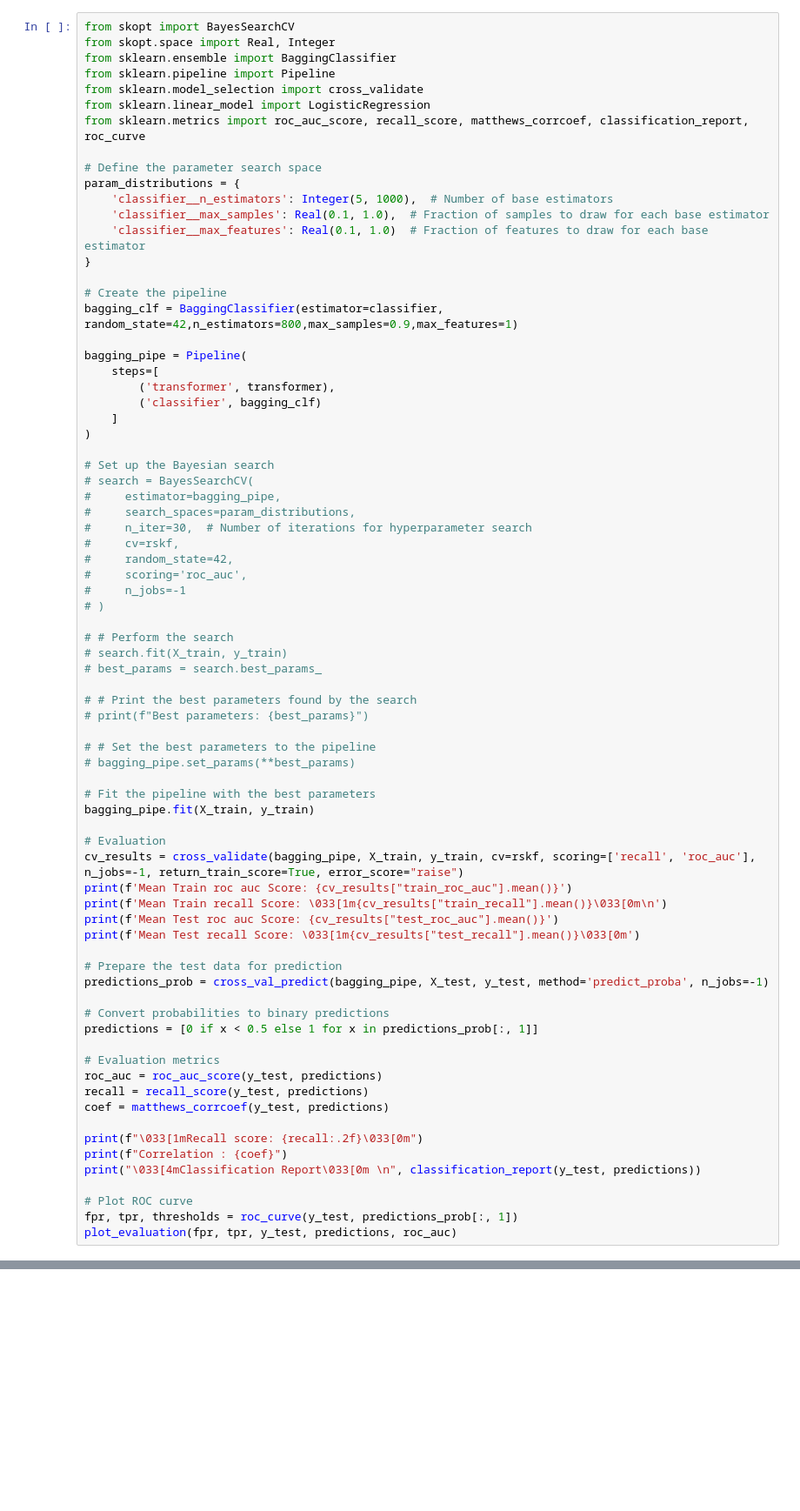
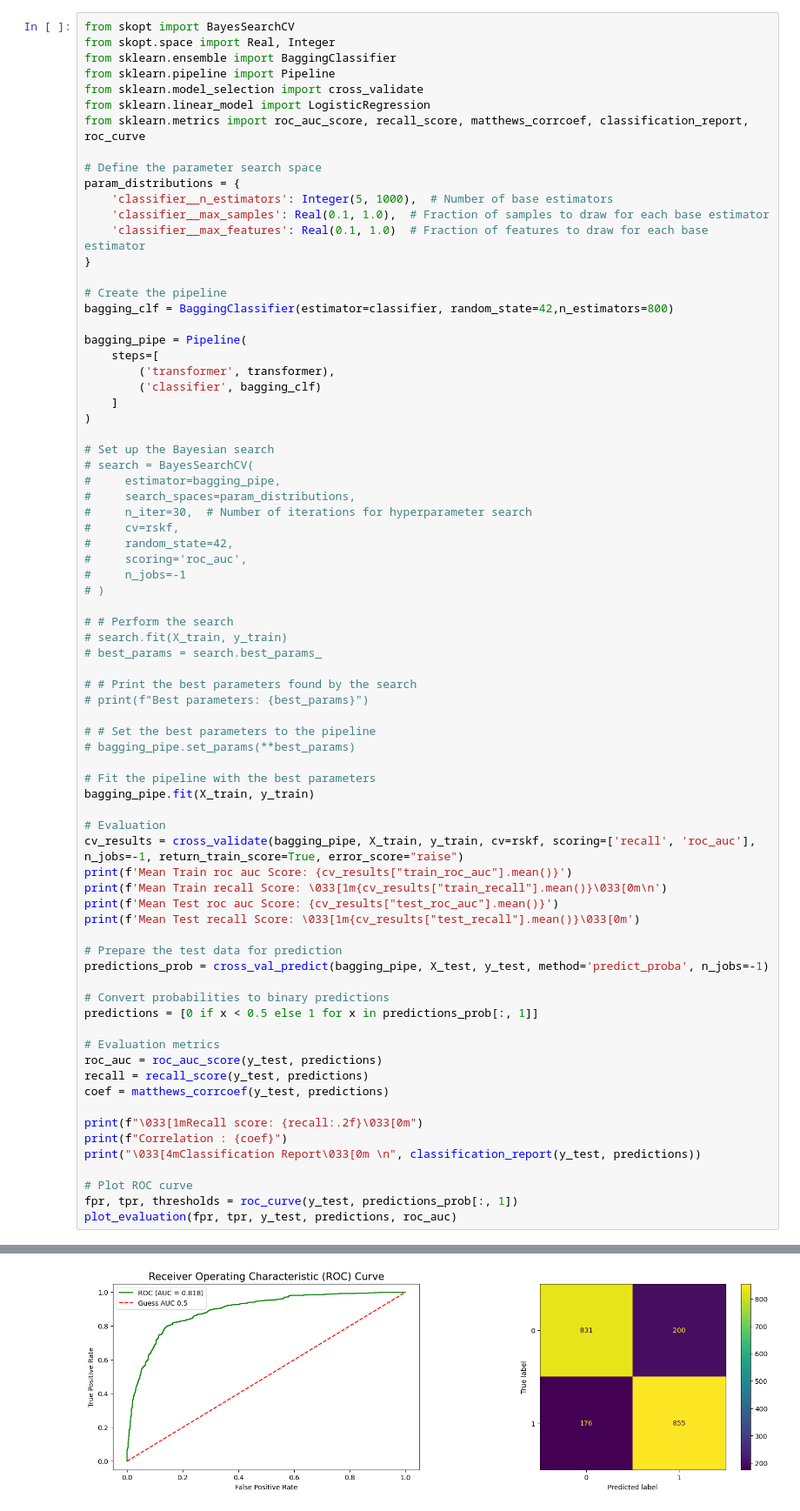
Before and after one commit to Ravikumarchavva/ML_Playground, a Jupyter notebook: week2_BinaryClassification/Day6_Ensemble/ensemble.ipynb, the cells around one changed output, grey strips where cells are left out. Shown at 87% size. Drawn from its saved outputs; the diff is of its cells as text; blank space fills up the shorter version.

```diff
--- a/week2_BinaryClassification/Day6_Ensemble/ensemble.ipynb
+++ b/week2_BinaryClassification/Day6_Ensemble/ensemble.ipynb
@@ -239,7 +239,7 @@ param_distributions = {
 }
 
 # Create the pipeline
-bagging_clf = BaggingClassifier(estimator=classifier, random_state=42,n_estimators=800,max_samples=0.9,max_features=1)
+bagging_clf = BaggingClassifier(estimator=classifier, random_state=42,n_estimators=800)
 
 bagging_pipe = Pipeline(
     steps=[
@@ -297,3 +297,4 @@ print("\033[4mClassification Report\033[0m \n", classification_report(y_test, pr
 # Plot ROC curve
 fpr, tpr, thresholds = roc_curve(y_test, predictions_prob[:, 1])
 plot_evaluation(fpr, tpr, y_test, predictions, roc_auc)
+# %% [output]
@@ -299,0 +317 @@ plot_evaluation(fpr, tpr, y_test, predictions, roc_auc)
+[figure, added]
```
Also changed, not shown: parts of 1 cell of this notebook, 12 other files.
